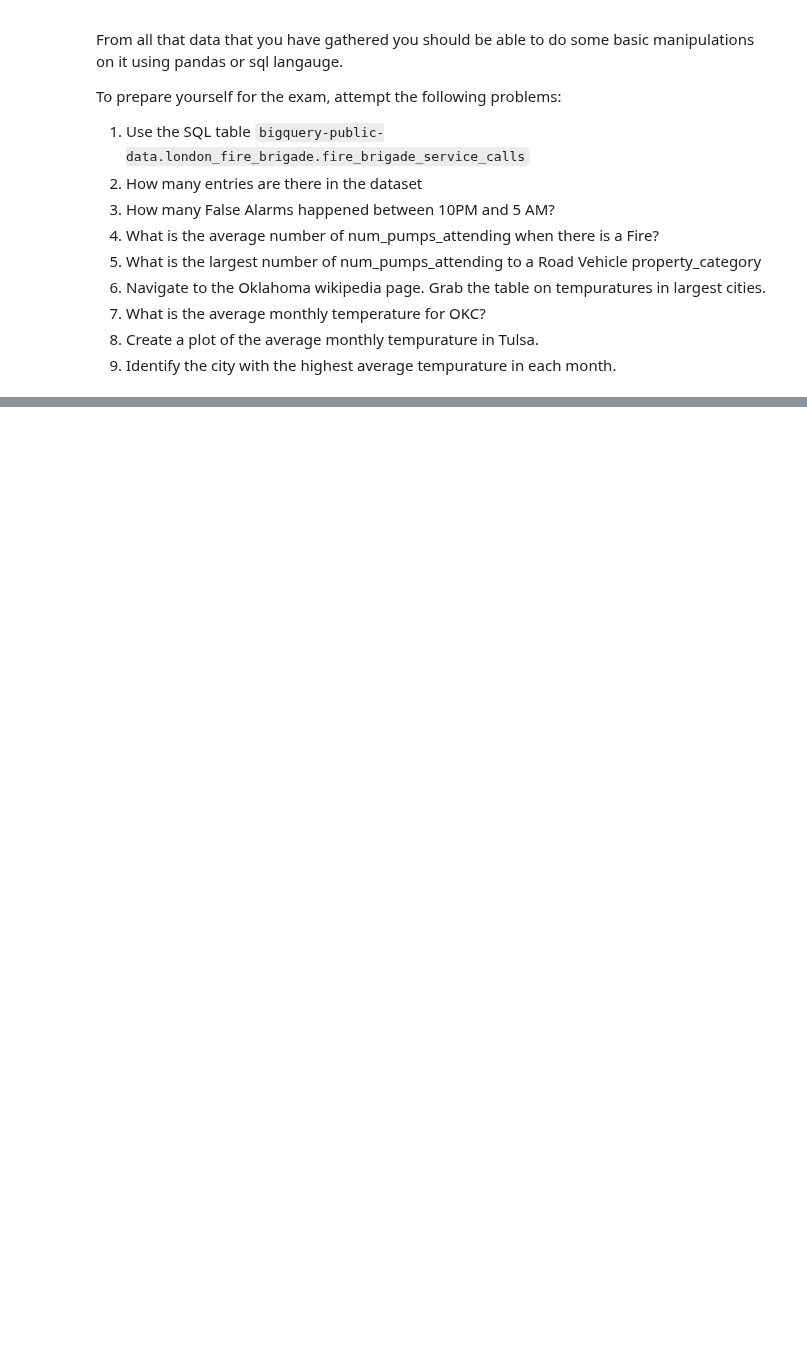
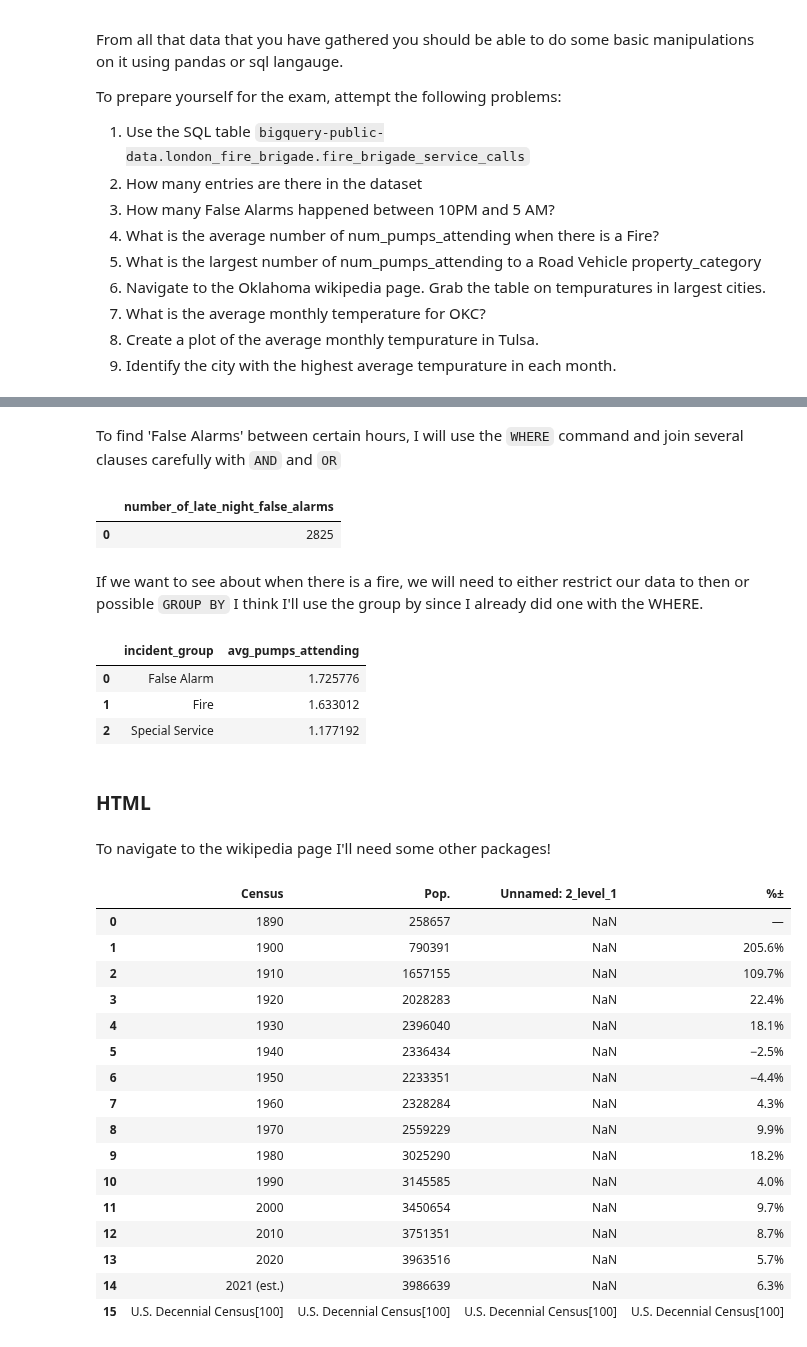
Before and after one commit to nurfnick/Data_Viz, a Jupyter notebook: 12_GatheringConclusion.ipynb, the cells around one changed output, grey strips where cells are left out. Saved outputs shown, nothing was run; the diff lists cells and outputs as text; code cells hidden in the pictures; blank space fills up the shorter version.

```diff
--- a/12_GatheringConclusion.ipynb
+++ b/12_GatheringConclusion.ipynb
@@ -26,0 +68,62 @@ To prepare yourself for the exam, attempt the following problems:
+# %% [markdown]
+To find 'False Alarms' between certain hours, I will use the `WHERE` command and join several clauses carefully with `AND` and `OR`
+# %%
+%%bigquery --project pic-math
+SELECT COUNT(*) as number_of_late_night_false_alarms
+FROM `bigquery-public-data.london_fire_brigade.fire_brigade_service_calls`
+WHERE incident_group = "False Alarm" AND (hour_of_call >= 22 OR hour_of_call <= 4)
+# %% [output]
+|  | number_of_late_night_false_alarms |
+| 0 | 2825 |
+# %% [markdown]
+If we want to see about when there is a fire, we will need to either restrict our data to then or possible `GROUP BY`  I think I'll use the group by since I already did one with the WHERE.
+# %%
+%%bigquery --project pic-math
+SELECT incident_group, AVG(num_pumps_attending) as avg_pumps_attending
+FROM `bigquery-public-data.london_fire_brigade.fire_brigade_service_calls`
+GROUP BY incident_group
+# %% [output]
+|  | incident_group | avg_pumps_attending |
+| 0 | False Alarm | 1.725776 |
+| 1 | Fire | 1.633012 |
+| 2 | Special Service | 1.177192 |
+# %% [markdown]
+### HTML
+# %% [markdown]
+To navigate to the wikipedia page I'll need some other packages!
+# %%
+
+
+import requests
+import pandas as pa
+from bs4 import BeautifulSoup
+
+
+r = requests.get('https://en.wikipedia.org/wiki/Oklahoma')
+html_contents = r.text
+html_soup = BeautifulSoup(html_contents,"lxml")
+tables = html_soup.find_all('table',class_="toccolours")
+
+df = pa.read_html(str(tables))[0]
+
+
+df.columns = df.columns.droplevel(0)
+df
+# %% [output]
+|  | Census | Pop. | Unnamed: 2_level_1 | %± |
+| 0 | 1890 | 258657 | NaN | — |
+| 1 | 1900 | 790391 | NaN | 205.6% |
+| 2 | 1910 | 1657155 | NaN | 109.7% |
+| 3 | 1920 | 2028283 | NaN | 22.4% |
+| 4 | 1930 | 2396040 | NaN | 18.1% |
+| 5 | 1940 | 2336434 | NaN | −2.5% |
+| 6 | 1950 | 2233351 | NaN | −4.4% |
+| 7 | 1960 | 2328284 | NaN | 4.3% |
+| 8 | 1970 | 2559229 | NaN | 9.9% |
+| 9 | 1980 | 3025290 | NaN | 18.2% |
+| 10 | 1990 | 3145585 | NaN | 4.0% |
+| 11 | 2000 | 3450654 | NaN | 9.7% |
+| 12 | 2010 | 3751351 | NaN | 8.7% |
+| 13 | 2020 | 3963516 | NaN | 5.7% |
+| 14 | 2021 (est.) | 3986639 | NaN | 6.3% |
+| 15 | U.S. Decennial Census[100] | U.S. Decennial Census[100] | U.S. Decennial Census[100] | U.S. Decennial Census[100] |
```
Also changed, not shown: parts of 9 cells of this notebook.
